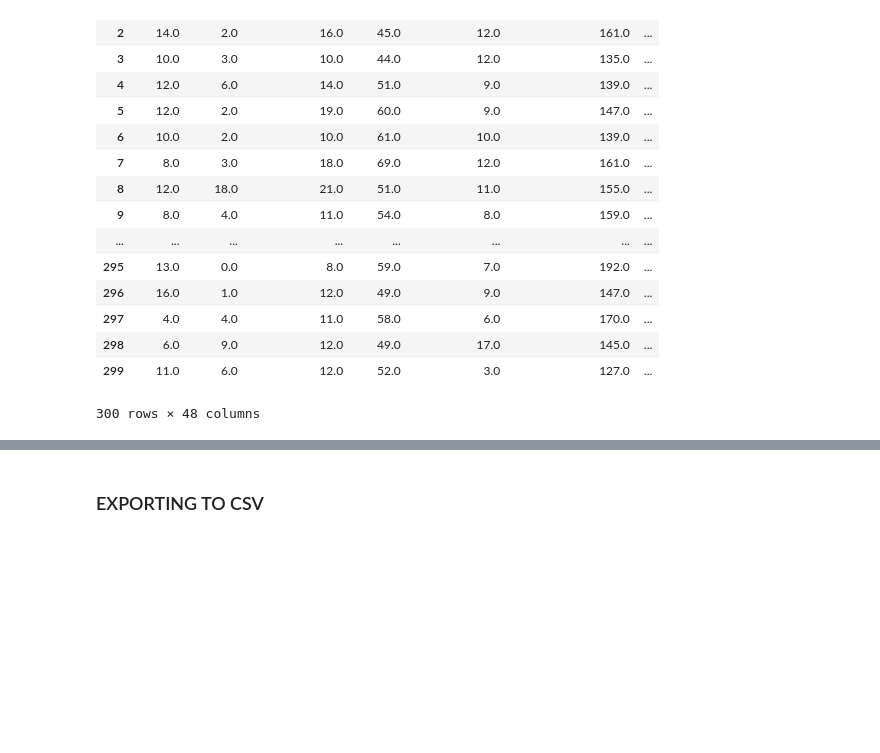
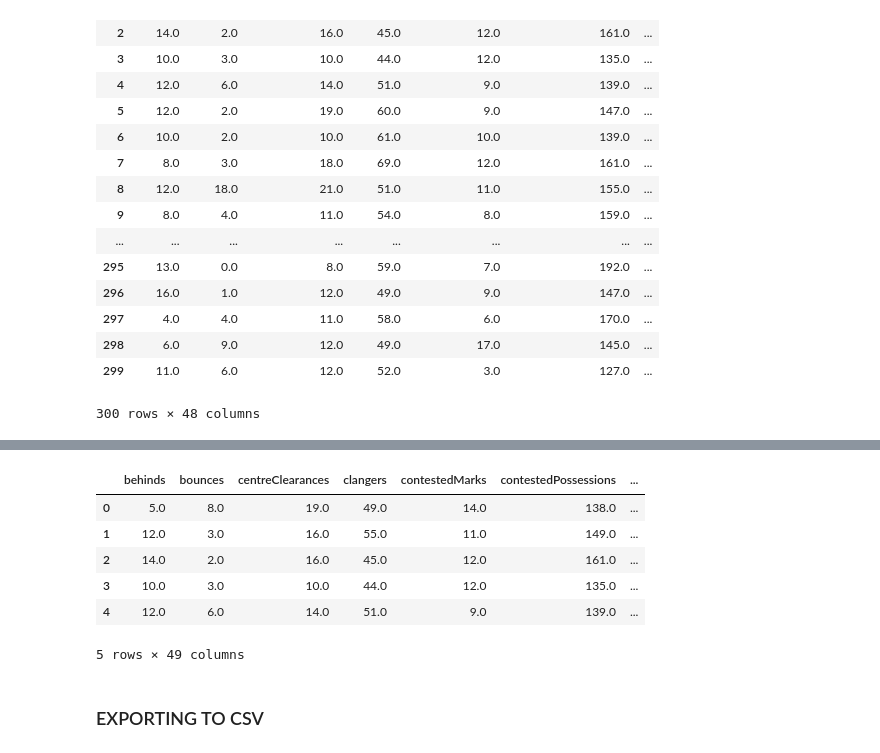
Before and after one commit to ssweeney1988/2015lab2, a Jupyter notebook: Download Scrape.ipynb, the cells around one changed output, grey strips where cells are left out. Drawn from its saved outputs; the diff is of its cells as text; code cells hidden in the pictures; blank space fills up the shorter version.

```diff
--- a/Download Scrape.ipynb
+++ b/Download Scrape.ipynb
@@ -207,3 +207,15 @@ df.head(300)
 | 298 | 6.0 | 9.0 | 12.0 | 49.0 | 17.0 | 145.0 | ... |
 | 299 | 11.0 | 6.0 | 12.0 | 52.0 | 3.0 | 127.0 | ... |
 300 rows × 48 columns
+# %%
+grades = []
+
+for index, row in df.iterrows():
+    current_name = row['teamName']
+    current_match = row['match_id']
+    print  (current_name)
+    for index_, row_ in df.iterrows():
+        if (row_['match_id'] == current_match) & (row_['teamName'] != current_name):
+            opponent = row_['teamName']
+            grades.append(opponent)
+            print (opponent)
@@ -209,0 +241,2 @@ df.head(300)
+# %%
+df['opponent'] = grades
@@ -210,3 +245,20 @@ df.head(300)
+# %%
+def opponent_(x):
+    game_pair = df[df.match_id == x.match_id]
+    other_team = game_pair[game_pair.teamName != x.teamName]
+    return list(other_team.teamName)[0]
+# %%
+df['opponent_']= df.apply(opponent_, axis =1)
+# %%
+df.head()
+# %% [output]
+|  | behinds | bounces | centreClearances | clangers | contestedMarks | contestedPossessions | ... |
+| 0 | 5.0 | 8.0 | 19.0 | 49.0 | 14.0 | 138.0 | ... |
+| 1 | 12.0 | 3.0 | 16.0 | 55.0 | 11.0 | 149.0 | ... |
+| 2 | 14.0 | 2.0 | 16.0 | 45.0 | 12.0 | 161.0 | ... |
+| 3 | 10.0 | 3.0 | 10.0 | 44.0 | 12.0 | 135.0 | ... |
+| 4 | 12.0 | 6.0 | 14.0 | 51.0 | 9.0 | 139.0 | ... |
+5 rows × 49 columns
 # %% [markdown]
 ### EXPORTING TO CSV
 # %%
```
Also changed, not shown: parts of 2 cells of this notebook, 1 other file.
